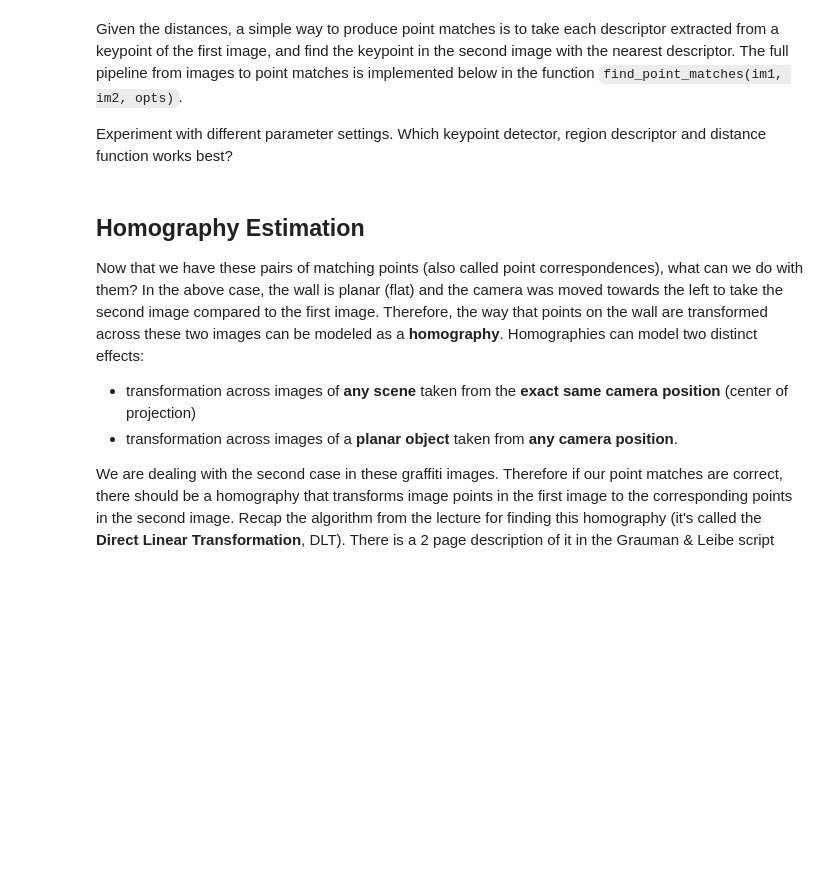
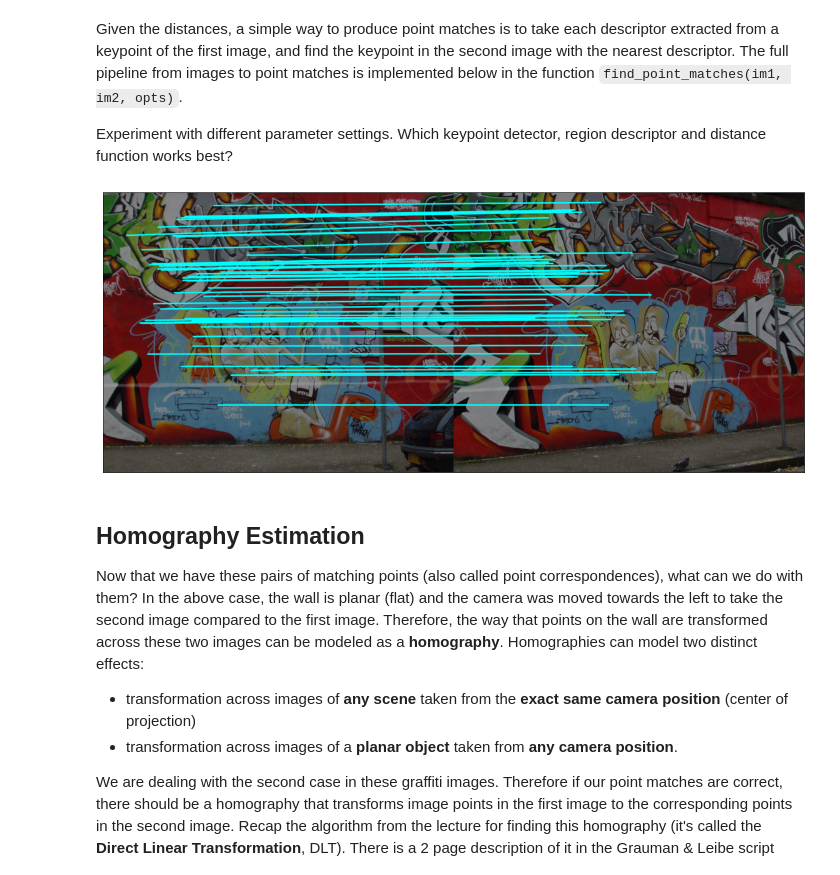
Before and after one commit to duygu-bayrak/Computer-Vision-RWTH, a Jupyter notebook: Exercise3/Janis/local_feature_matching.ipynb, the cells around one changed output. Saved outputs shown, nothing was run; the diff lists cells and outputs as text; code cells hidden in the pictures; blank space fills up the shorter version.

```diff
--- a/Exercise3/Janis/local_feature_matching.ipynb
+++ b/Exercise3/Janis/local_feature_matching.ipynb
@@ -576,7 +590,6 @@ def compute_maglap_descriptors(rgb_im, points, opts):
     2D histogram descriptor and stack these into a matrix of
     shape [num_points, descriptor_length]
     """
-
     # Compute the gradient magnitude and Laplacian for each pixel first
     gray_im = cv2.cvtColor(rgb_im, cv2.COLOR_RGB2GRAY).astype(float)
     kernel_radius = np.ceil(3.0 * opts.sigma1)
@@ -588,8 +601,27 @@ def compute_maglap_descriptors(rgb_im, points, opts):
     dxx = convolve_with_two(dx, D, G.T)
     dyy = convolve_with_two(dy, G, D.T)
 
-    # YOUR CODE HERE
-    raise NotImplementedError()
+    mag = np.sqrt(dx**2 + dy**2)
+    mag = map_range(mag, 0, 15)
+    lap = dxx + dyy
+    lap = map_range(lap, -5, 5)
+
+    # Compute maglap
+    win_half = opts.descriptor_window_halfsize
+    height, width = gray_im.shape
+
+    descriptors = []
+
+    for (x, y) in points:
+        y_start = max(0, y-win_half)
+        y_end = min(y+win_half+1, height)
+        x_start = max(0, x-win_half)
+        x_end = min(x+win_half+1, width)
+        window = rgb_im[y_start:y_end, x_start:x_end]
+        _, _, mag_lap = compute_maglap_histogram(window, opts.n_histogram_bins)
+        #print(mag_lap.shape, 8 * opts.descriptor_window_halfsize**2)
+        descriptors.append(mag_lap.reshape(-1))
+
     return np.array(descriptors)
 # %% [markdown]
 Now let's implement the distance computation between descriptors. Look at `compute_euclidean_distances`. It takes descriptors that were computed for keypoints found in two different images and returns the pairwise distances between all point pairs.
@@ -639,40 +672,43 @@ def find_point_matches(im1, im2, opts):
     # (most similar ones first)
     ids1 = np.argsort(closest_dists)
     ids2 = closest_ids[ids1]
     points1 = points1[ids1]
     points2 = points2[ids2]
 
     # Stack the point matches into rows of (x1, y1, x2, y2) values
     point_matches = np.concatenate([points1, points2], axis=1)
     return point_matches
 
 # Try changing these values in different ways and see if you can explain
 # why the result changes the way it does.
 opts = AttrDict()
 opts.sigma1=2
 opts.sigma2=opts.sigma1*2
 opts.alpha=0.06
 opts.score_threshold=1e-8
 opts.descriptor_window_halfsize = 20
 opts.n_histogram_bins = 16
 opts.score_func = harris_scores
 opts.descriptor_func = compute_maglap_descriptors
-opts.distance_func = compute_chi_square_distances
+#opts.distance_func = compute_chi_square_distances
+opts.distance_func = compute_euclidean_distances
 
 # Or try these:
-#opts.sigma1=3
-#opts.n_histogram_bins = 8
-#opts.score_threshold=5e-4
-#opts.score_func = hessian_scores
-#opts.descriptor_func = compute_rgb_descriptors
-#opts.distance_func = compute_euclidean_distances
+# opts.sigma1=3
+# opts.n_histogram_bins = 8
+# opts.score_threshold=5e-4
+# opts.score_func = hessian_scores
+# opts.descriptor_func = compute_rgb_descriptors
+# opts.distance_func = compute_euclidean_distances
 
 im1 = imageio.imread('graff5/img1.jpg')
 im2 = imageio.imread('graff5/img2.jpg')
 
 point_matches = find_point_matches(im1, im2, opts)
 match_image = draw_point_matches(im1, im2, point_matches[:50])
 plot_multiple([match_image], imwidth=16, imheight=8)
+# %% [output]
+[figure, added]
 # %% [markdown]
 ## Homography Estimation
 
```
Also changed, not shown: parts of 9 cells of this notebook.
